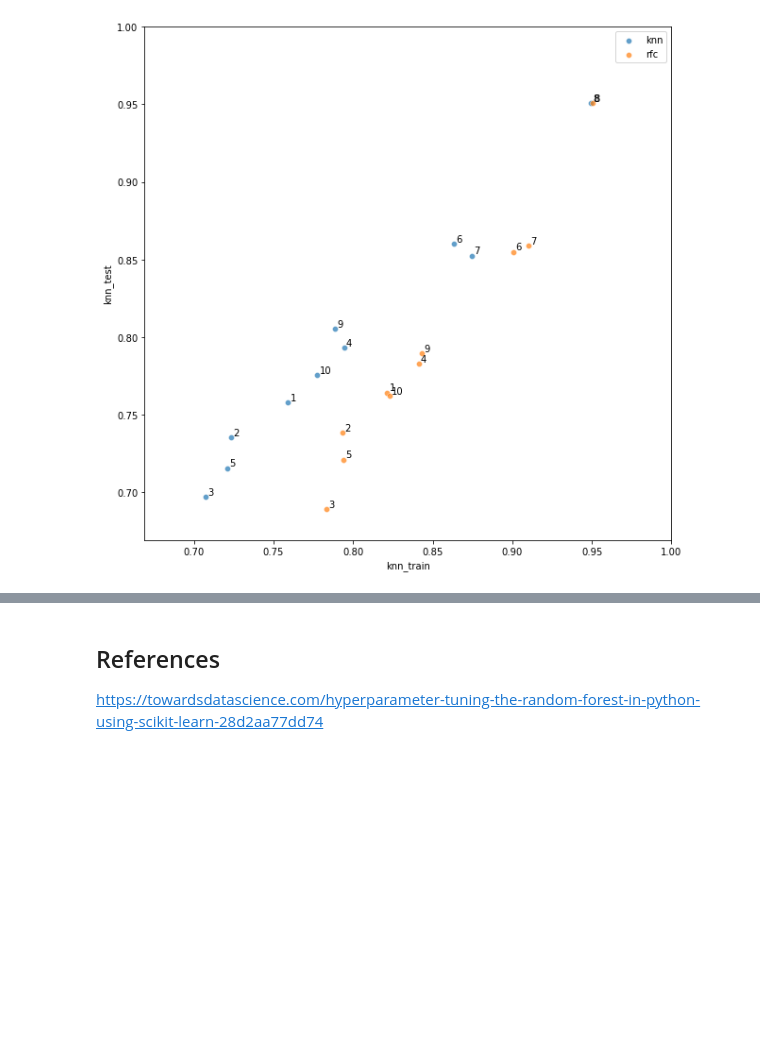
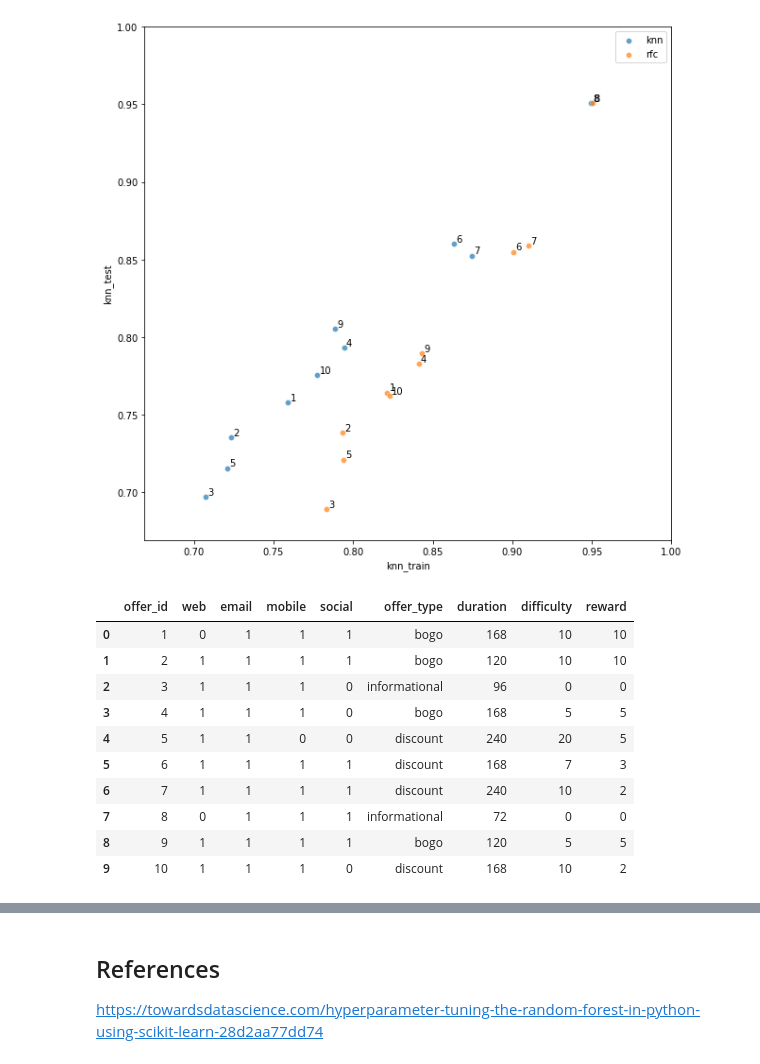
Before and after one commit to andrewKOwong/dsnd-starbucks, a Jupyter notebook: model_development.ipynb, the cells around one changed output, grey strips where cells are left out. Cells and saved outputs as stored; diff of their text form; code cells hidden in the pictures; blank space fills up the shorter version.

```diff
--- a/model_development.ipynb
+++ b/model_development.ipynb
@@ -509,3 +509,17 @@ plt.xlim(lim_min, 1)
 plt.ylim(lim_min, 1);
 # %% [output]
 [figure]
+# %%
+portfolio
+# %% [output]
+|  | offer_id | web | email | mobile | social | offer_type | duration | difficulty | reward |
+| 0 | 1 | 0 | 1 | 1 | 1 | bogo | 168 | 10 | 10 |
+| 1 | 2 | 1 | 1 | 1 | 1 | bogo | 120 | 10 | 10 |
+| 2 | 3 | 1 | 1 | 1 | 0 | informational | 96 | 0 | 0 |
+| 3 | 4 | 1 | 1 | 1 | 0 | bogo | 168 | 5 | 5 |
+| 4 | 5 | 1 | 1 | 0 | 0 | discount | 240 | 20 | 5 |
+| 5 | 6 | 1 | 1 | 1 | 1 | discount | 168 | 7 | 3 |
+| 6 | 7 | 1 | 1 | 1 | 1 | discount | 240 | 10 | 2 |
+| 7 | 8 | 0 | 1 | 1 | 1 | informational | 72 | 0 | 0 |
+| 8 | 9 | 1 | 1 | 1 | 1 | bogo | 120 | 5 | 5 |
+| 9 | 10 | 1 | 1 | 1 | 0 | discount | 168 | 10 | 2 |
```
Also changed, not shown: parts of 7 cells of this notebook.
